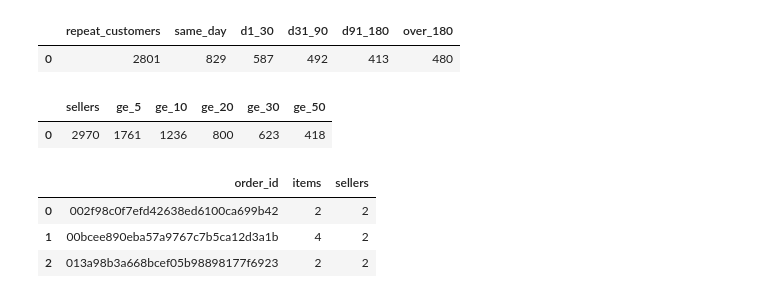
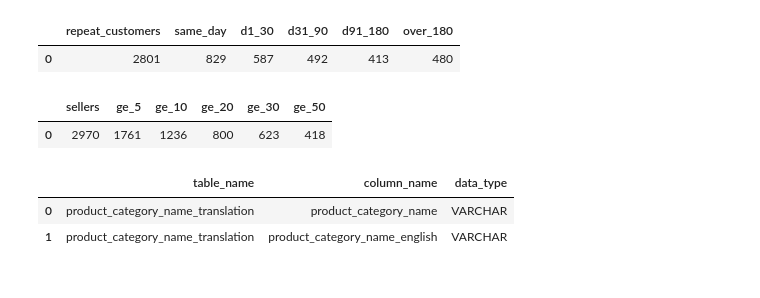
Before and after one commit to MatteoCamangi/olist-ai-analyst, a Jupyter notebook: notebooks/01_exploration.ipynb, the cells around one changed output. Drawn from its saved outputs; the diff is of its cells as text; code cells hidden in the pictures.

```diff
--- a/notebooks/01_exploration.ipynb
+++ b/notebooks/01_exploration.ipynb
@@ -1,10 +1,12 @@
 # %%
 import duckdb
 
-con = duckdb.connect("../warehouse.duckdb", read_only=True)
-
 def q(sql):
-    return con.execute(sql).fetchdf()
+    con = duckdb.connect("../warehouse.duckdb", read_only=True)
+    try:
+        return con.execute(sql).fetchdf()
+    finally:
+        con.close()
 # %%
 import pandas as pd
 
@@ -589,14 +591,16 @@ FROM per_seller
 | 0 | 2970 | 1761 | 1236 | 800 | 623 | 418 |
 # %%
 q("""
-SELECT i.order_id, COUNT(*) AS items, COUNT(DISTINCT i.seller_id) AS sellers
-FROM raw.order_items i JOIN raw.orders o USING (order_id)
-WHERE o.order_status = 'delivered'
-GROUP BY 1 HAVING COUNT(DISTINCT i.seller_id) >= 2
-LIMIT 3
+SELECT
+   table_name,
+   column_name,
+   data_type
+FROM
+   information_schema.columns
+WHERE
+   table_name = 'product_category_name_translation'
 """)
 # %% [output]
-|  | order_id | items | sellers |
-| 0 | 002f98c0f7efd42638ed6100ca699b42 | 2 | 2 |
-| 1 | 00bcee890eba57a9767c7b5ca12d3a1b | 4 | 2 |
-| 2 | 013a98b3a668bcef05b98898177f6923 | 2 | 2 |
+|  | table_name | column_name | data_type |
+| 0 | product_category_name_translation | product_category_name | VARCHAR |
+| 1 | product_category_name_translation | product_category_name_english | VARCHAR |
```
Also changed, not shown: parts of 6 cells of this notebook.
